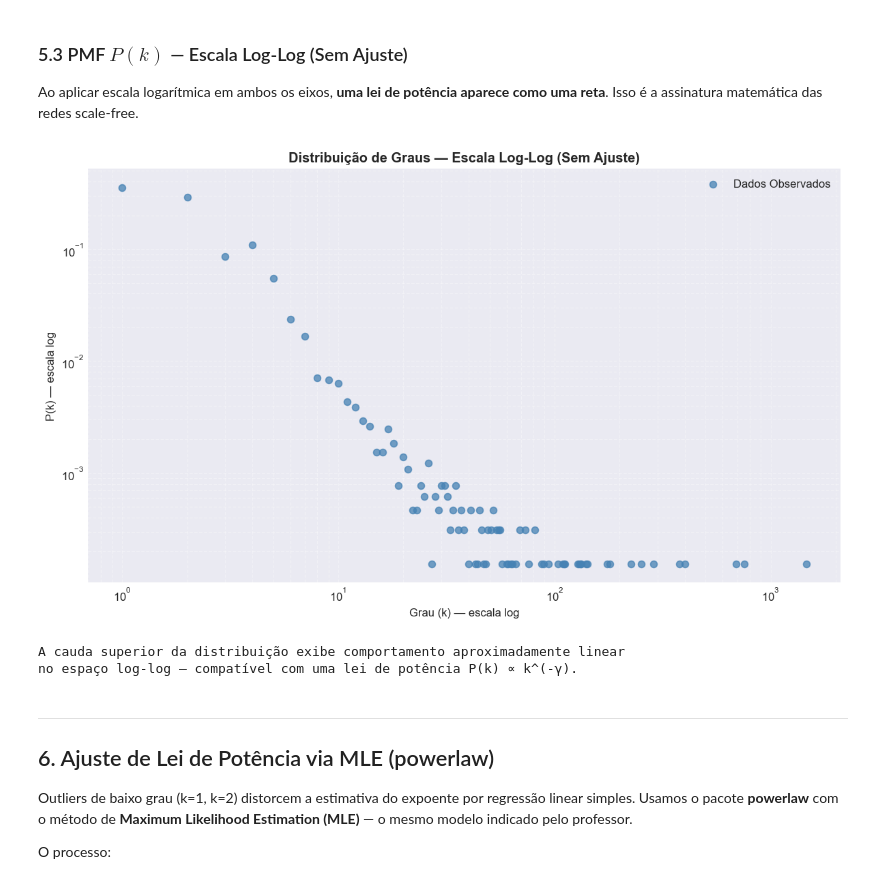
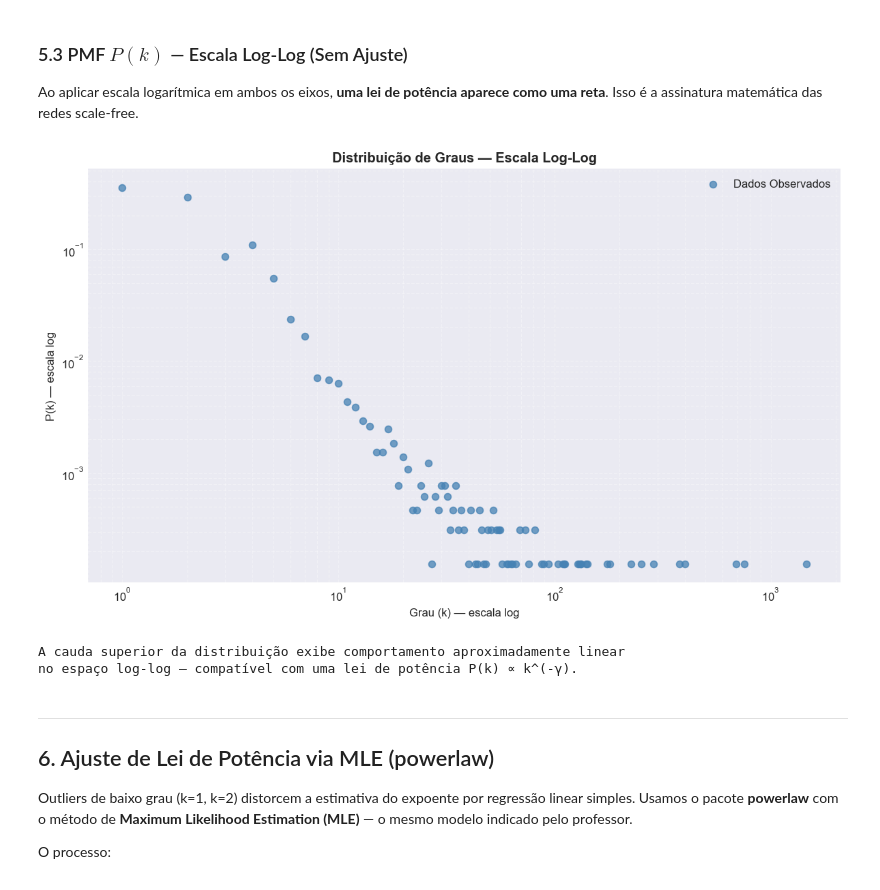
Before and after one commit to LuizGup/GrafosEstudos, a Jupyter notebook: notebooks/apresentacao_grafos_as.ipynb, the cells around one changed output. Cells and saved outputs as stored; diff of their text form; code cells hidden in the pictures.

```diff
--- a/notebooks/apresentacao_grafos_as.ipynb
+++ b/notebooks/apresentacao_grafos_as.ipynb
@@ -217,25 +217,25 @@ Ao aplicar escala logarítmica em ambos os eixos, **uma lei de potência aparece
 # %%
 mask = (k_vals > 0) & (p_vals > 0)
 k_pos, p_pos = k_vals[mask], p_vals[mask]
 
 plt.style.use('seaborn-v0_8-darkgrid')
 fig, ax = plt.subplots(figsize=(10, 6))
 ax.scatter(k_pos, p_pos, s=35, alpha=0.75, label='Dados Observados', color='steelblue')
 ax.set_xscale('log')
 ax.set_yscale('log')
-ax.set_title('Distribuição de Graus — Escala Log-Log (Sem Ajuste)', fontweight='bold')
+ax.set_title('Distribuição de Graus — Escala Log-Log', fontweight='bold')
 ax.set_xlabel('Grau (k) — escala log')
 ax.set_ylabel('P(k) — escala log')
 ax.grid(True, which='both', linestyle='--', alpha=0.35)
 ax.legend()
 plt.tight_layout()
 plt.show()
 plt.style.use('default')
 
 print('A cauda superior da distribuição exibe comportamento aproximadamente linear')
 print('no espaço log-log — compatível com uma lei de potência P(k) ∝ k^(-γ).')
 # %% [output]
-[figure, old version]
+[figure, new version]
 A cauda superior da distribuição exibe comportamento aproximadamente linear
 no espaço log-log — compatível com uma lei de potência P(k) ∝ k^(-γ).
 # %% [markdown]
```
